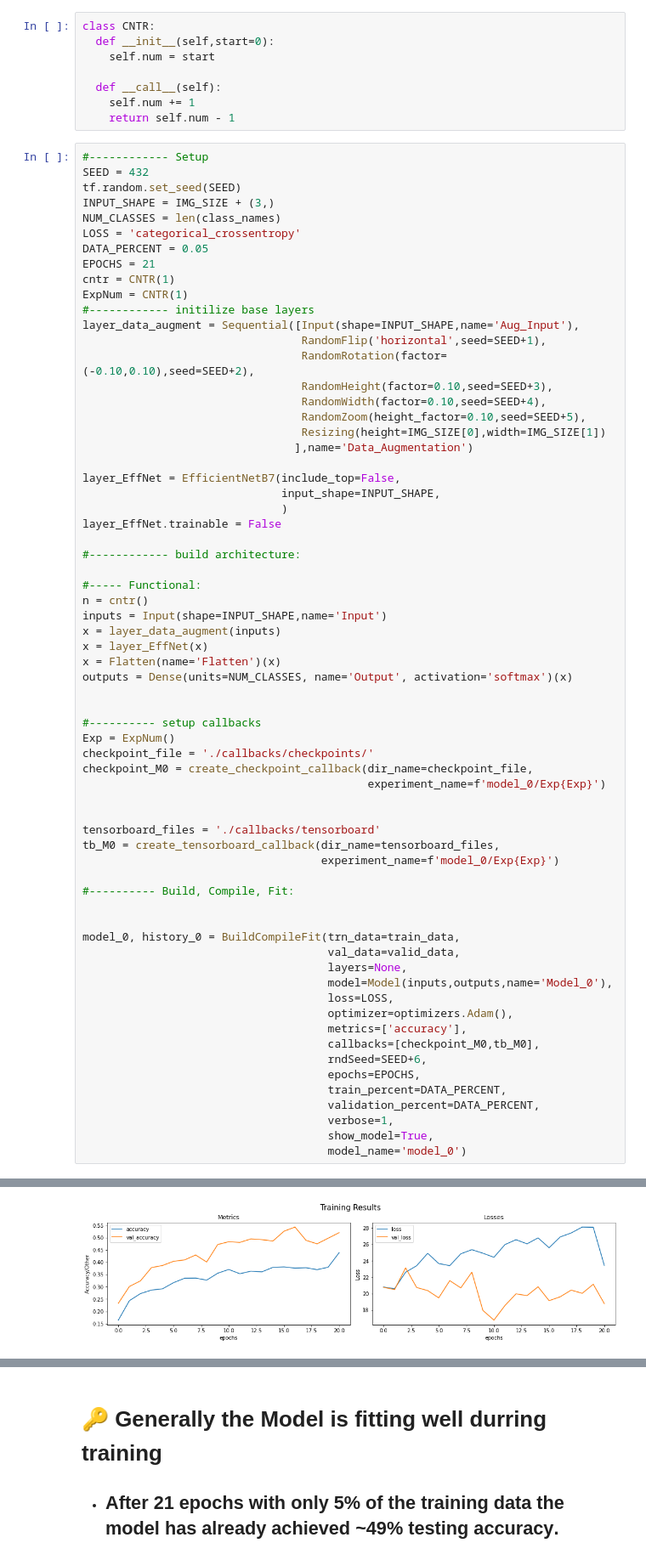
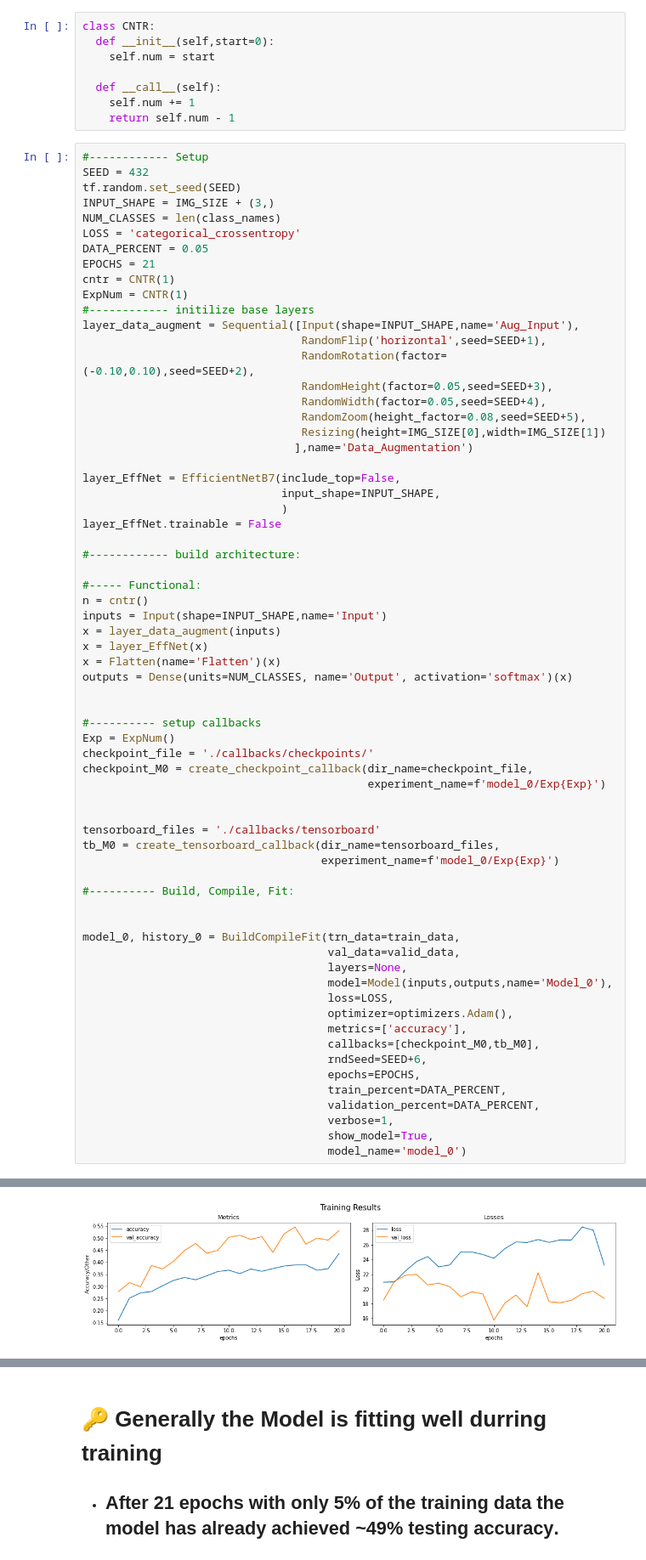
Before and after one commit to delta2echo/tensorflow_portfolio, a Jupyter notebook: 04_Transfer_Learning/04_Transfer_Learning_Project.ipynb, the cells around one changed output, grey strips where cells are left out. Shown at 85% size. Drawn from its saved outputs; the diff is of its cells as text.

```diff
--- a/04_Transfer_Learning/04_Transfer_Learning_Project.ipynb
+++ b/04_Transfer_Learning/04_Transfer_Learning_Project.ipynb
@@ -255,9 +255,9 @@ ExpNum = CNTR(1)
 layer_data_augment = Sequential([Input(shape=INPUT_SHAPE,name='Aug_Input'),
                                  RandomFlip('horizontal',seed=SEED+1),
                                  RandomRotation(factor=(-0.10,0.10),seed=SEED+2),
-                                 RandomHeight(factor=0.10,seed=SEED+3),
-                                 RandomWidth(factor=0.10,seed=SEED+4),
-                                 RandomZoom(height_factor=0.10,seed=SEED+5),
+                                 RandomHeight(factor=0.05,seed=SEED+3),
+                                 RandomWidth(factor=0.05,seed=SEED+4),
+                                 RandomZoom(height_factor=0.08,seed=SEED+5),
                                  Resizing(height=IMG_SIZE[0],width=IMG_SIZE[1])
                                 ],name='Data_Augmentation')
 
@@ -327,3 +327,3 @@ Epoch 21: saving model to ./callbacks/checkpoints//model_0/Exp1/220528_231711.ck
 [figure]
-[figure, old version]
+[figure, new version]
 # %%
```
Also changed, not shown: parts of 36 cells of this notebook.
